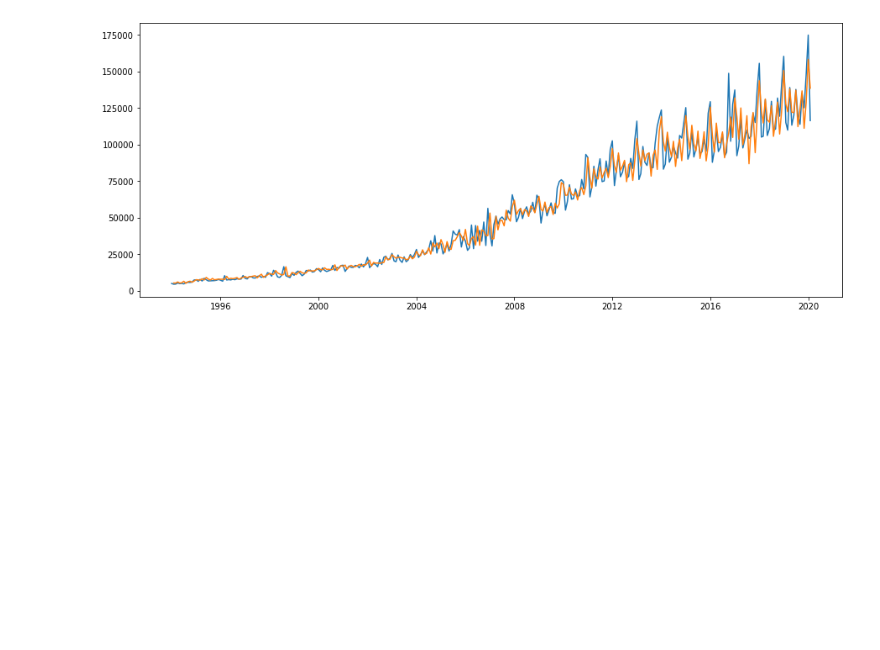
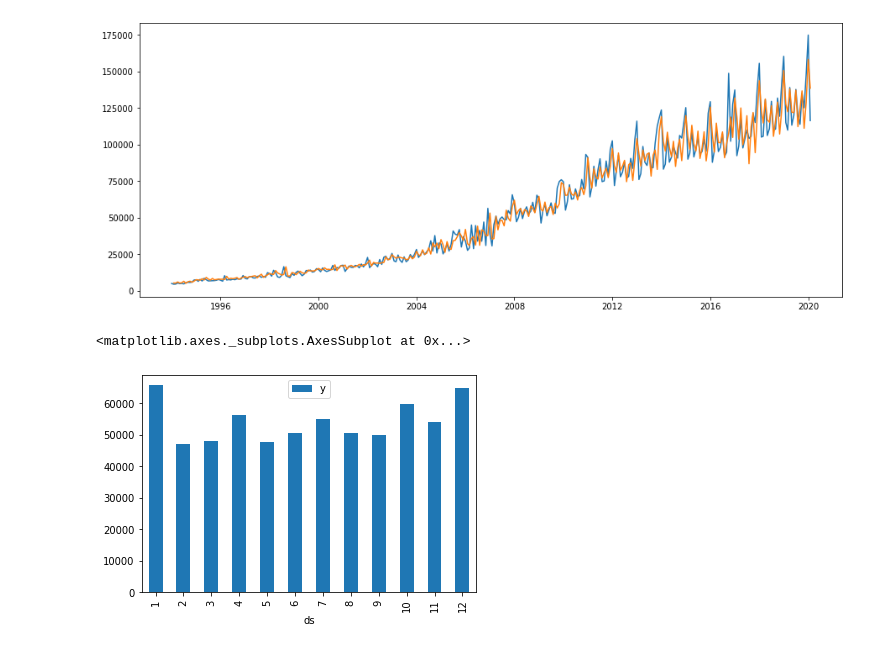
Before and after one commit to mmbs1989/DSWP-Aluno, a Jupyter notebook: TCCfinal.ipynb, the cells around one changed output. Cells and saved outputs as stored; diff of their text form; code cells hidden in the pictures; blank space fills up the shorter version.

```diff
--- a/TCCfinal.ipynb
+++ b/TCCfinal.ipynb
@@ -142,3 +93,8 @@ plt.plot(arima.predict(typ='levels'))
 # %% [output]
 [<matplotlib.lines.Line2D at 0x...>]
 [figure]
+# %%
+df.groupby(df.index.month).mean().plot(kind='bar')
+# %% [output]
+<matplotlib.axes._subplots.AxesSubplot at 0x...>
+[figure, added]
```
Also changed, not shown: parts of 8 cells of this notebook.
